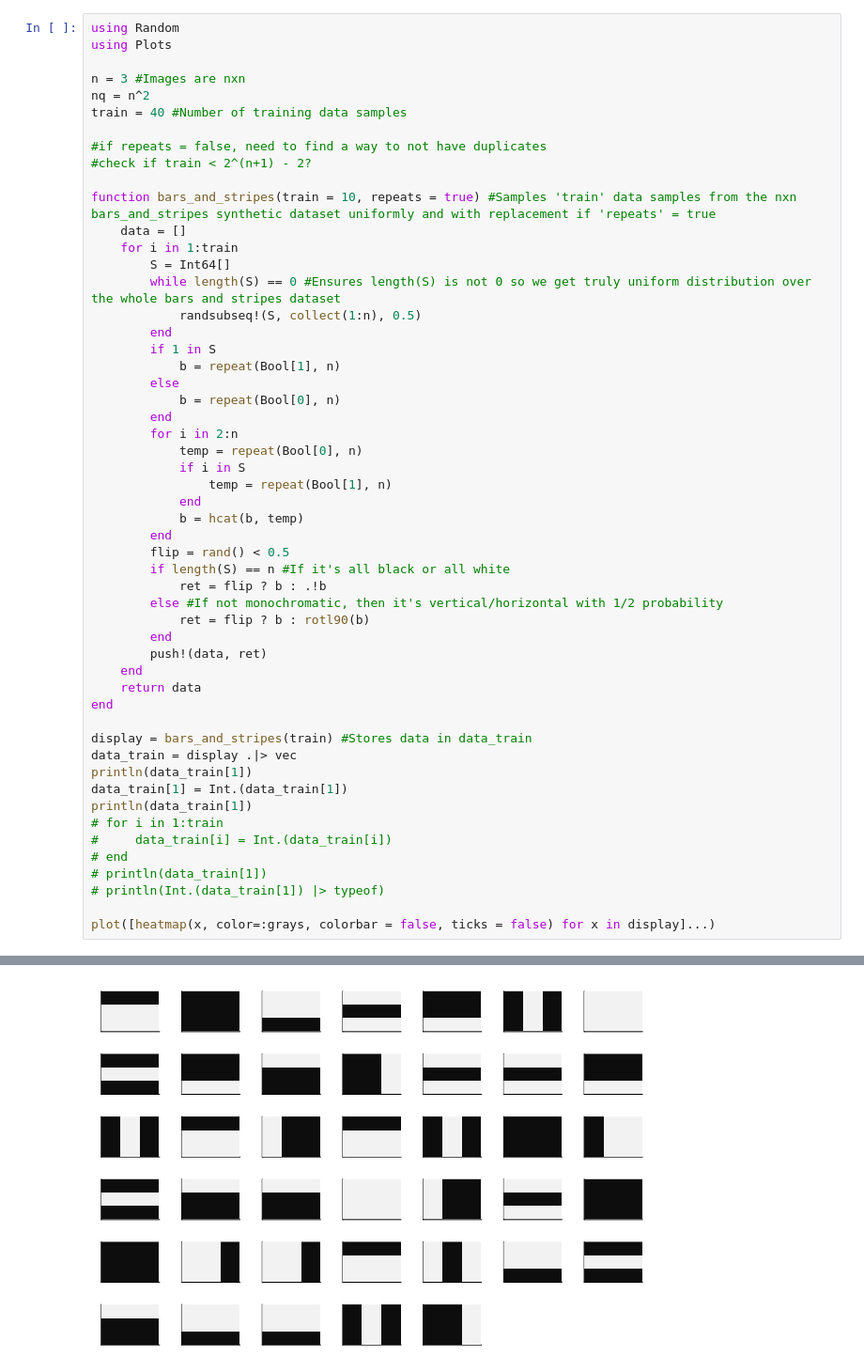
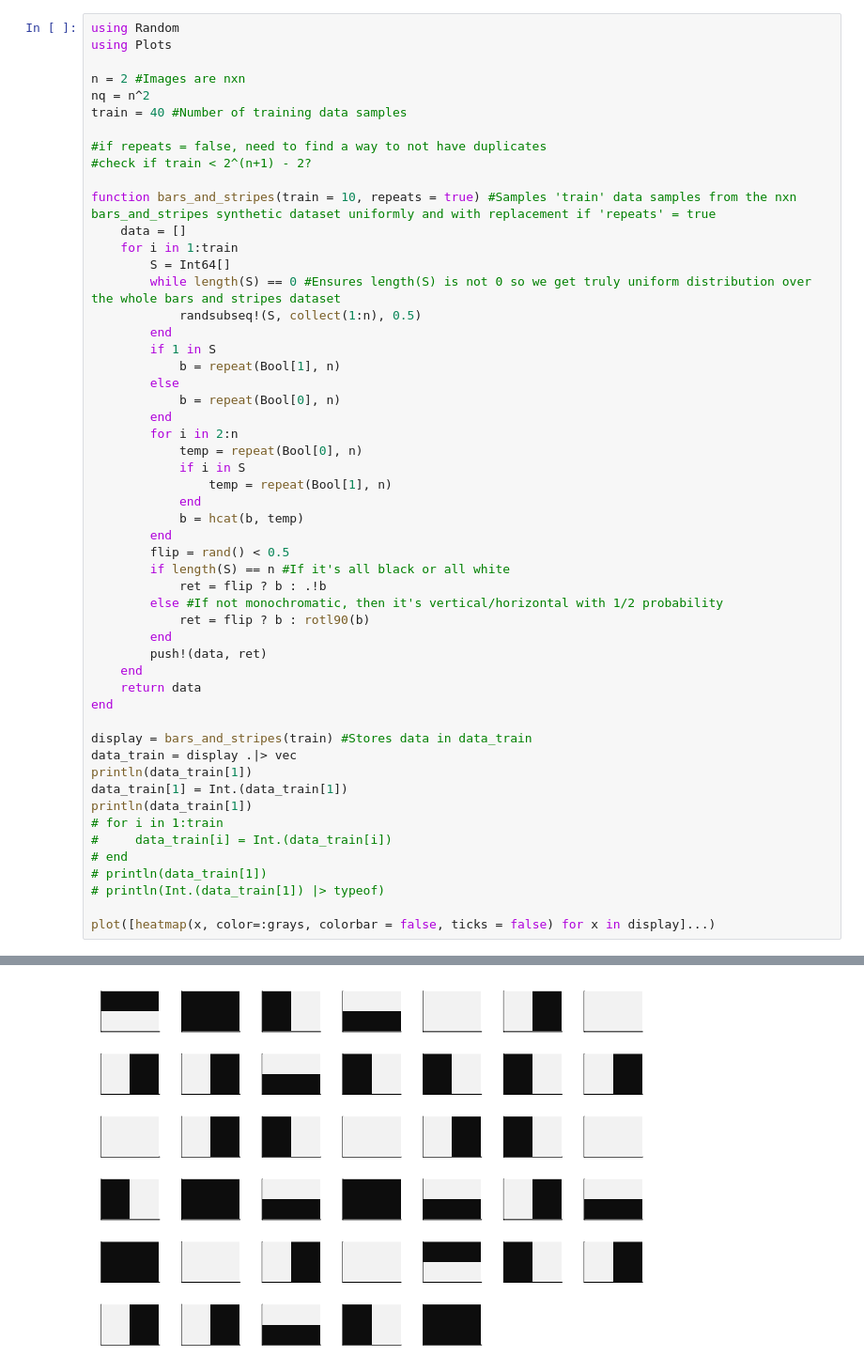
Before and after one commit to p-luo/MatchgateGAN, a Jupyter notebook: runnable/optimizedB&S copy.ipynb, the cells around one changed output, grey strips where cells are left out. Shown at 94% size. Drawn from its saved outputs; the diff is of its cells as text.

```diff
--- a/runnable/optimizedB&S copy.ipynb
+++ b/runnable/optimizedB&S copy.ipynb
@@ -2,7 +2,7 @@
 using Random
 using Plots
 
-n = 3 #Images are nxn
+n = 2 #Images are nxn
 nq = n^2
 train = 40 #Number of training data samples
 
@@ -57,4 +57,4 @@ Bool[1, 1, 0, 1, 1, 0, 1, 1, 0]
-[figure, old version]
+[figure, new version]
 # %%
 #Initializing the discriminator and displaying details
 using Flux
```
Also changed, not shown: parts of 8 cells of this notebook, 21 other files.
